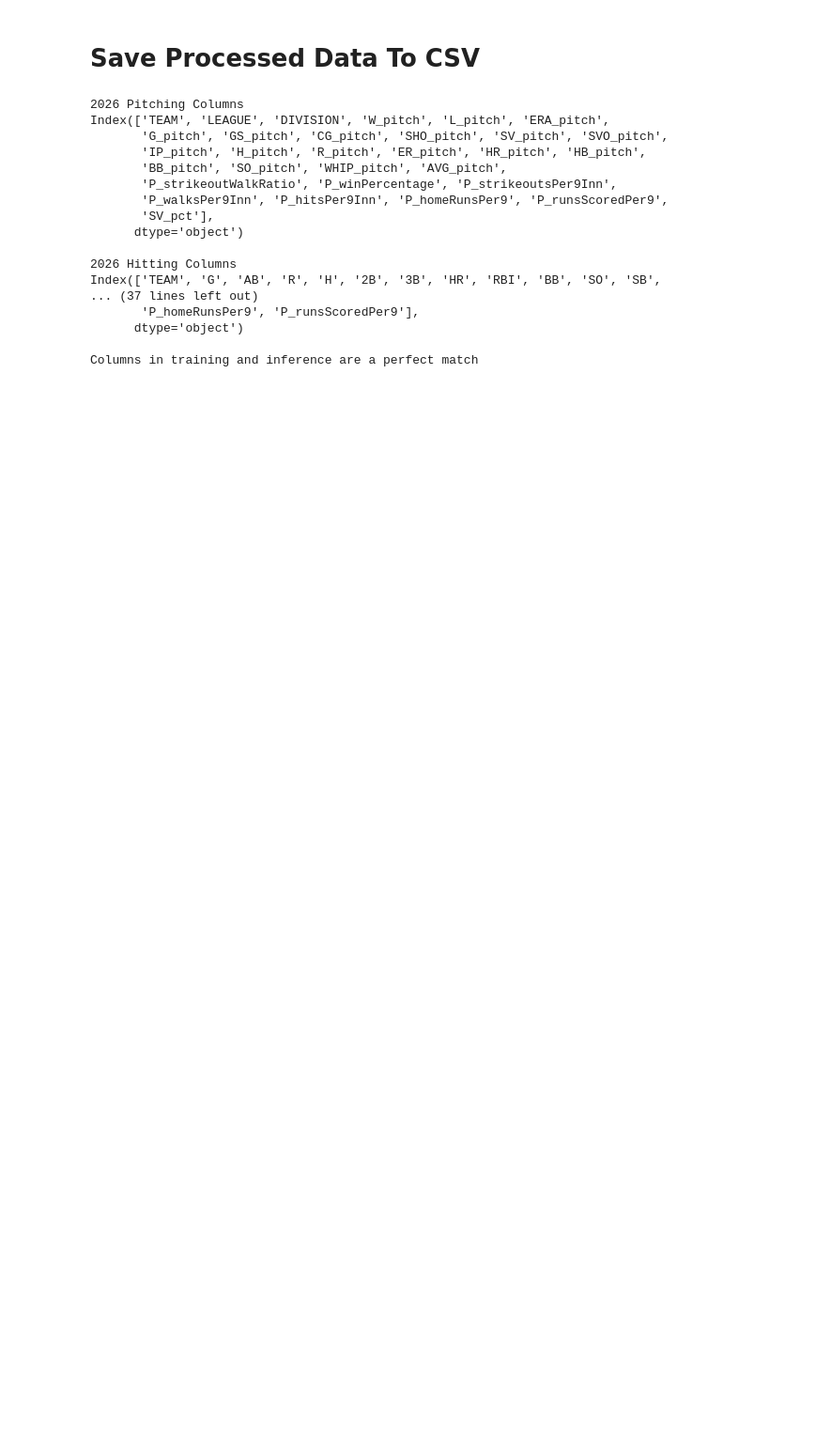
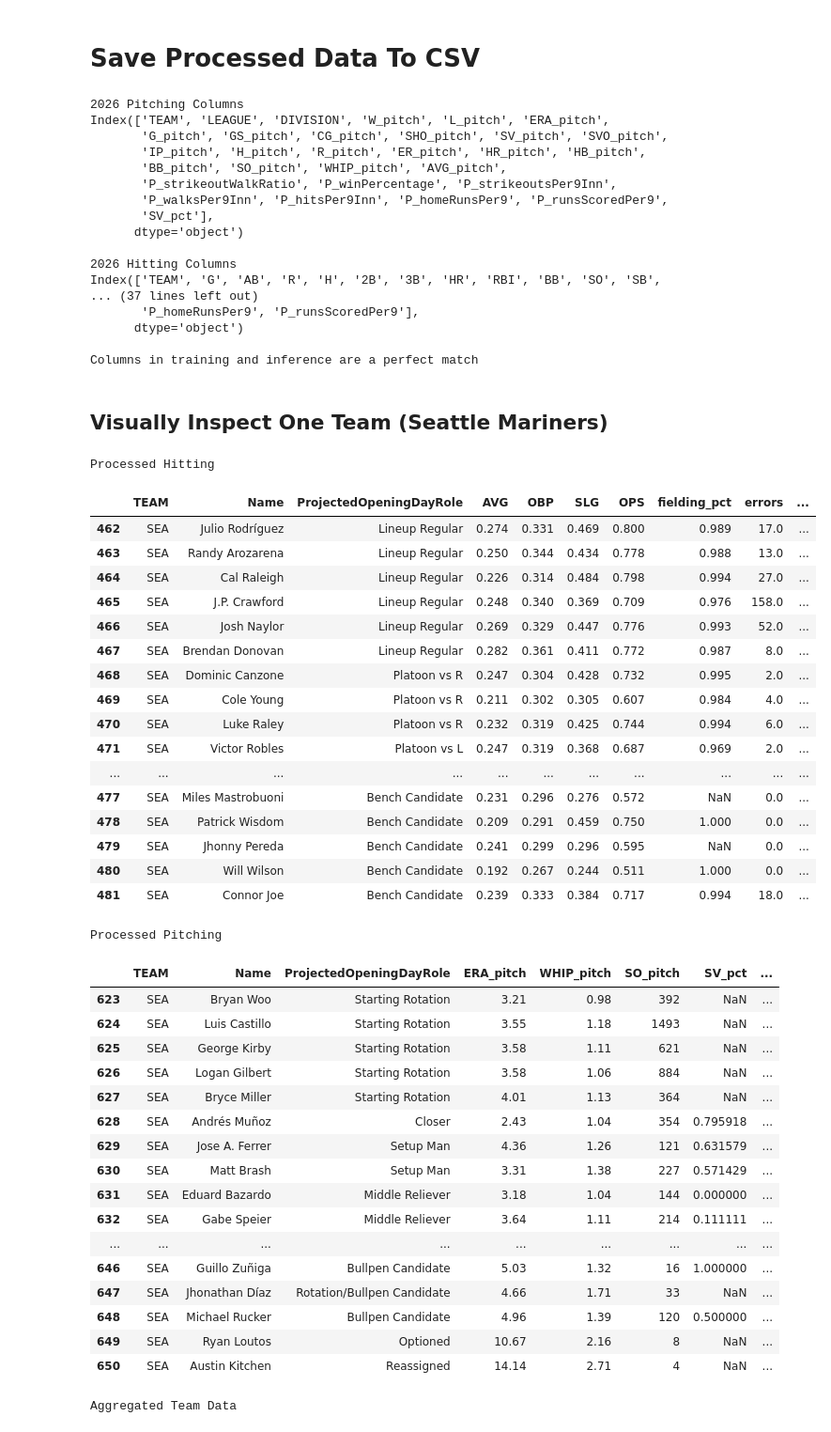
Before and after one commit to jprich1984/Forecasting_MLB_2026, a Jupyter notebook: notebooks/Preprocessing.ipynb, the cells around one changed output. Shown at 94% size. Cells and saved outputs as stored; diff of their text form; code cells hidden in the pictures; blank space fills up the shorter version.

```diff
--- a/notebooks/Preprocessing.ipynb
+++ b/notebooks/Preprocessing.ipynb
@@ -1161,3 +1191,16 @@ pitching_to_training = {
 
 final_2026_offense = merged_offense_clean.rename(columns=offense_to_training)
 final_2026_pitching = merged_pitching_clean.rename(columns=pitching_to_training)
+# %%
+final_2026_offense['fielding_pct'] = final_2026_offense['fielding_pct'].replace(0.0, np.nan)
+
+print("=== Zero Value Counts per Column ===")
+zero_counts = (final_2026_offense == 0.0).sum()
+zero_counts = zero_counts[zero_counts > 0].sort_values(ascending=False)
+print(zero_counts)
+
+print("\n=== NaN Value Counts per Column ===")
+nan_counts = final_2026_offense.isna().sum()
+nan_counts = nan_counts[nan_counts > 0].sort_values(ascending=False)
+print(nan_counts)
+print(final_2026_offense.dtypes.to_string())
@@ -1819,3 +2009,55 @@ Index(['TEAM', 'G', 'AB', 'R', 'H', '2B', '3B', 'HR', 'RBI', 'BB', 'SO', 'SB',
       dtype='object')
 
 Columns in training and inference are a perfect match
+# %% [markdown]
+## Visually Inspect One Team (Seattle Mariners)
+# %%
+print('Processed Hitting')
+display(final_2026_offense[(final_2026_offense['TEAM']=='SEA')][['TEAM','Name','ProjectedOpeningDayRole', 'AVG', 'OBP', 'SLG','OPS','fielding_pct','errors',
+       'stolenBasePercentage','Player_Weight','ServiceTime','Pos']])
+print('Processed Pitching')
+display(final_2026_pitching[(final_2026_pitching['TEAM']=='SEA')][['TEAM','Name','ProjectedOpeningDayRole', 'ERA_pitch', 'WHIP_pitch', 'SO_pitch','SV_pct',
+       'P_strikeoutWalkRatio','P_Player_Weight','ServiceTime','Pos','IP_pitch']])
+
+print('Aggregated Team Data')
+display(team_2026[(team_2026['TEAM']=='SEA')][['TEAM', 'AVG', 'OBP', 'SLG','OPS','fielding_pct','errors',
+       'stolenBasePercentage','ERA_pitch', 'WHIP_pitch', 'SO_pitch','SV_pct',
+       'P_strikeoutWalkRatio']])
+# %% [output]
+Processed Hitting
+|  | TEAM | Name | ProjectedOpeningDayRole | AVG | OBP | SLG | OPS | fielding_pct | errors | ... |
+| 462 | SEA | Julio Rodríguez | Lineup Regular | 0.274 | 0.331 | 0.469 | 0.800 | 0.989 | 17.0 | ... |
+| 463 | SEA | Randy Arozarena | Lineup Regular | 0.250 | 0.344 | 0.434 | 0.778 | 0.988 | 13.0 | ... |
+| 464 | SEA | Cal Raleigh | Lineup Regular | 0.226 | 0.314 | 0.484 | 0.798 | 0.994 | 27.0 | ... |
+| 465 | SEA | J.P. Crawford | Lineup Regular | 0.248 | 0.340 | 0.369 | 0.709 | 0.976 | 158.0 | ... |
+| 466 | SEA | Josh Naylor | Lineup Regular | 0.269 | 0.329 | 0.447 | 0.776 | 0.993 | 52.0 | ... |
+| 467 | SEA | Brendan Donovan | Lineup Regular | 0.282 | 0.361 | 0.411 | 0.772 | 0.987 | 8.0 | ... |
+| 468 | SEA | Dominic Canzone | Platoon vs R | 0.247 | 0.304 | 0.428 | 0.732 | 0.995 | 2.0 | ... |
+| 469 | SEA | Cole Young | Platoon vs R | 0.211 | 0.302 | 0.305 | 0.607 | 0.984 | 4.0 | ... |
+| 470 | SEA | Luke Raley | Platoon vs R | 0.232 | 0.319 | 0.425 | 0.744 | 0.994 | 6.0 | ... |
+| 471 | SEA | Victor Robles | Platoon vs L | 0.247 | 0.319 | 0.368 | 0.687 | 0.969 | 2.0 | ... |
+| ... | ... | ... | ... | ... | ... | ... | ... | ... | ... | ... |
+| 477 | SEA | Miles Mastrobuoni | Bench Candidate | 0.231 | 0.296 | 0.276 | 0.572 | NaN | 0.0 | ... |
+| 478 | SEA | Patrick Wisdom | Bench Candidate | 0.209 | 0.291 | 0.459 | 0.750 | 1.000 | 0.0 | ... |
+| 479 | SEA | Jhonny Pereda | Bench Candidate | 0.241 | 0.299 | 0.296 | 0.595 | NaN | 0.0 | ... |
+| 480 | SEA | Will Wilson | Bench Candidate | 0.192 | 0.267 | 0.244 | 0.511 | 1.000 | 0.0 | ... |
+| 481 | SEA | Connor Joe | Bench Candidate | 0.239 | 0.333 | 0.384 | 0.717 | 0.994 | 18.0 | ... |
+Processed Pitching
+|  | TEAM | Name | ProjectedOpeningDayRole | ERA_pitch | WHIP_pitch | SO_pitch | SV_pct | ... |
+| 623 | SEA | Bryan Woo | Starting Rotation | 3.21 | 0.98 | 392 | NaN | ... |
+| 624 | SEA | Luis Castillo | Starting Rotation | 3.55 | 1.18 | 1493 | NaN | ... |
+| 625 | SEA | George Kirby | Starting Rotation | 3.58 | 1.11 | 621 | NaN | ... |
+| 626 | SEA | Logan Gilbert | Starting Rotation | 3.58 | 1.06 | 884 | NaN | ... |
+| 627 | SEA | Bryce Miller | Starting Rotation | 4.01 | 1.13 | 364 | NaN | ... |
+| 628 | SEA | Andrés Muñoz | Closer | 2.43 | 1.04 | 354 | 0.795918 | ... |
+| 629 | SEA | Jose A. Ferrer | Setup Man | 4.36 | 1.26 | 121 | 0.631579 | ... |
+| 630 | SEA | Matt Brash | Setup Man | 3.31 | 1.38 | 227 | 0.571429 | ... |
+| 631 | SEA | Eduard Bazardo | Middle Reliever | 3.18 | 1.04 | 144 | 0.000000 | ... |
+| 632 | SEA | Gabe Speier | Middle Reliever | 3.64 | 1.11 | 214 | 0.111111 | ... |
+| ... | ... | ... | ... | ... | ... | ... | ... | ... |
+| 646 | SEA | Guillo Zuñiga | Bullpen Candidate | 5.03 | 1.32 | 16 | 1.000000 | ... |
+| 647 | SEA | Jhonathan Díaz | Rotation/Bullpen Candidate | 4.66 | 1.71 | 33 | NaN | ... |
+| 648 | SEA | Michael Rucker | Bullpen Candidate | 4.96 | 1.39 | 120 | 0.500000 | ... |
+| 649 | SEA | Ryan Loutos | Optioned | 10.67 | 2.16 | 8 | NaN | ... |
+| 650 | SEA | Austin Kitchen | Reassigned | 14.14 | 2.71 | 4 | NaN | ... |
+Aggregated Team Data
```
Also changed, not shown: parts of 22 cells of this notebook, 3 other files.
